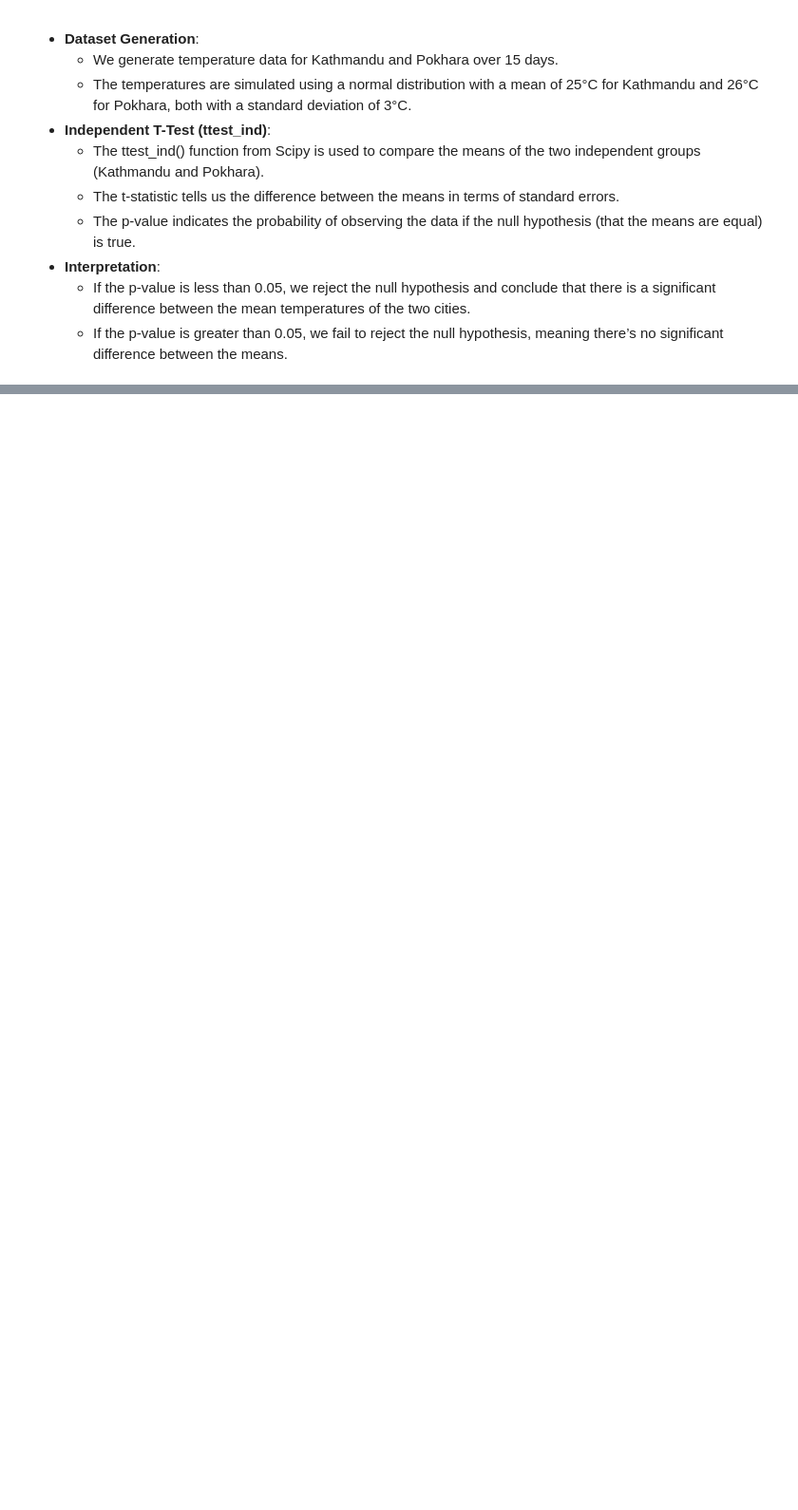
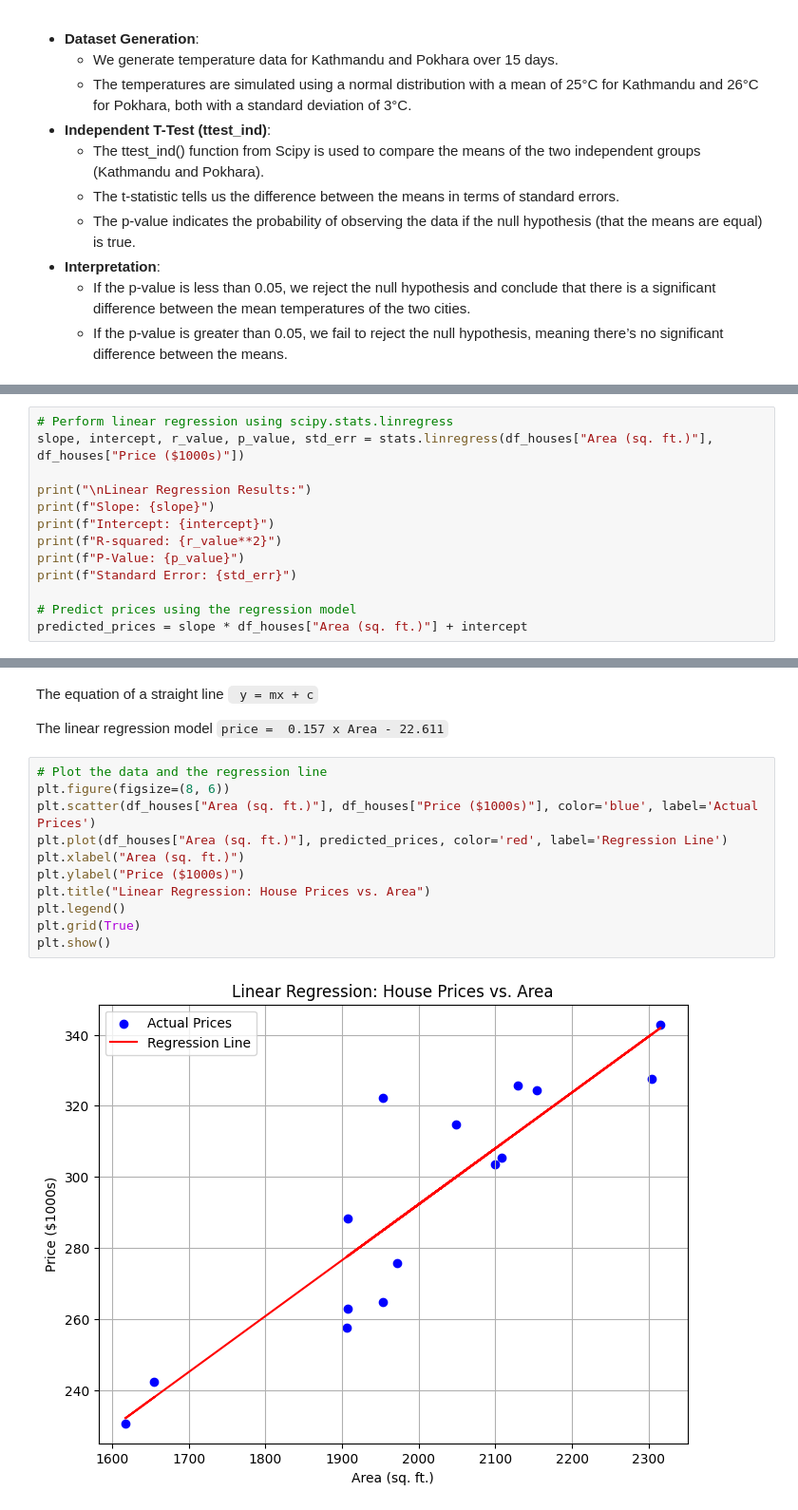
Before and after one commit to NSPFD/RT2024, a Jupyter notebook: Workshop_7__Statistical_Analysis_with_Scipy/Workshop7_Part2_Introduction_to_Scipy.ipynb, the cells around one changed output, grey strips where cells are left out. Shown at 95% size. Saved outputs shown, nothing was run; the diff lists cells and outputs as text; blank space fills up the shorter version.

````diff
--- a/Workshop_7__Statistical_Analysis_with_Scipy/Workshop7_Part2_Introduction_to_Scipy.ipynb
+++ b/Workshop_7__Statistical_Analysis_with_Scipy/Workshop7_Part2_Introduction_to_Scipy.ipynb
@@ -289,0 +504,13 @@ The **p-value** resulting from the test indicates the probability of observing t
+# %%
+# Perform linear regression using scipy.stats.linregress
+slope, intercept, r_value, p_value, std_err = stats.linregress(df_houses["Area (sq. ft.)"], df_houses["Price ($1000s)"])
+
+print("\nLinear Regression Results:")
+print(f"Slope: {slope}")
+print(f"Intercept: {intercept}")
+print(f"R-squared: {r_value**2}")
+print(f"P-Value: {p_value}")
+print(f"Standard Error: {std_err}")
+
+# Predict prices using the regression model
+predicted_prices = slope * df_houses["Area (sq. ft.)"] + intercept
@@ -289,0 +524,19 @@ The **p-value** resulting from the test indicates the probability of observing t
+# %% [markdown]
+The equation of a straight line
+``` y = mx + c```
+
+The linear regression model
+```price =  0.157 x Area - 22.611```
+# %%
+# Plot the data and the regression line
+plt.figure(figsize=(8, 6))
+plt.scatter(df_houses["Area (sq. ft.)"], df_houses["Price ($1000s)"], color='blue', label='Actual Prices')
+plt.plot(df_houses["Area (sq. ft.)"], predicted_prices, color='red', label='Regression Line')
+plt.xlabel("Area (sq. ft.)")
+plt.ylabel("Price ($1000s)")
+plt.title("Linear Regression: House Prices vs. Area")
+plt.legend()
+plt.grid(True)
+plt.show()
+# %% [output]
+[figure, added]
````
Also changed, not shown: parts of 10 cells of this notebook.
